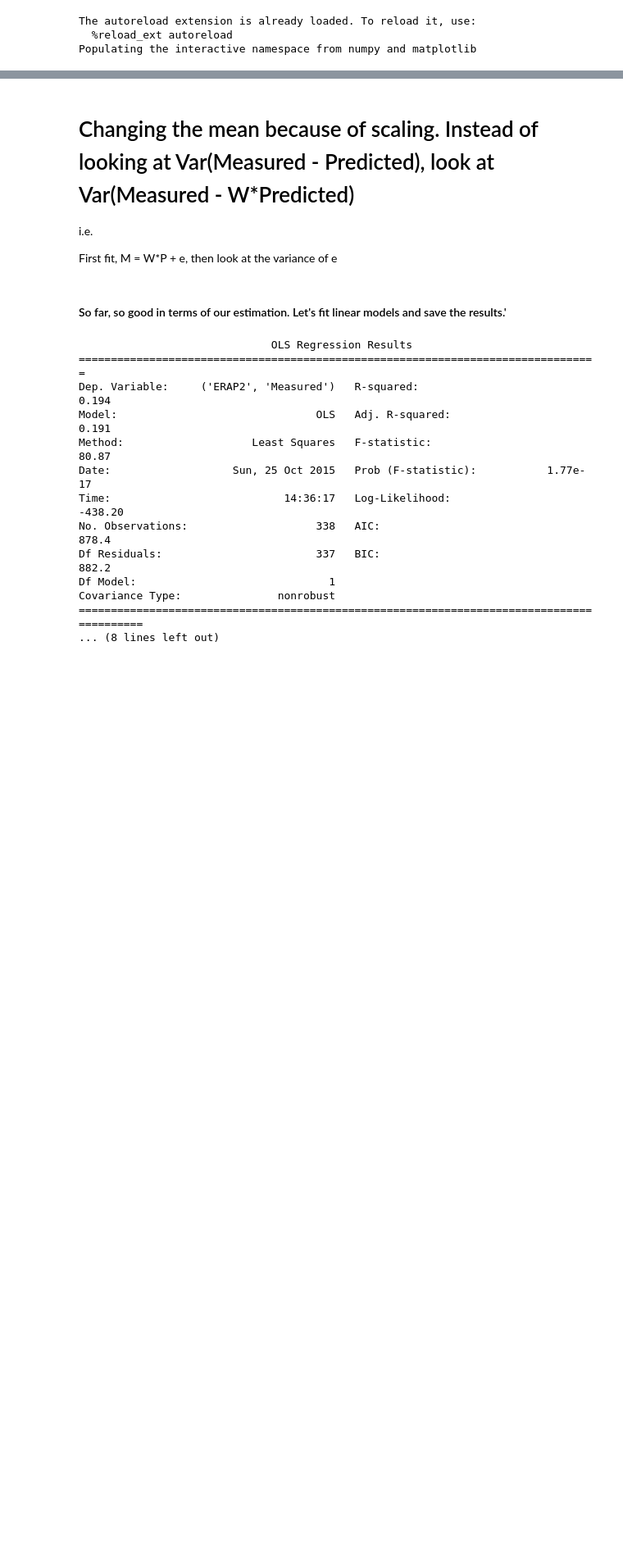
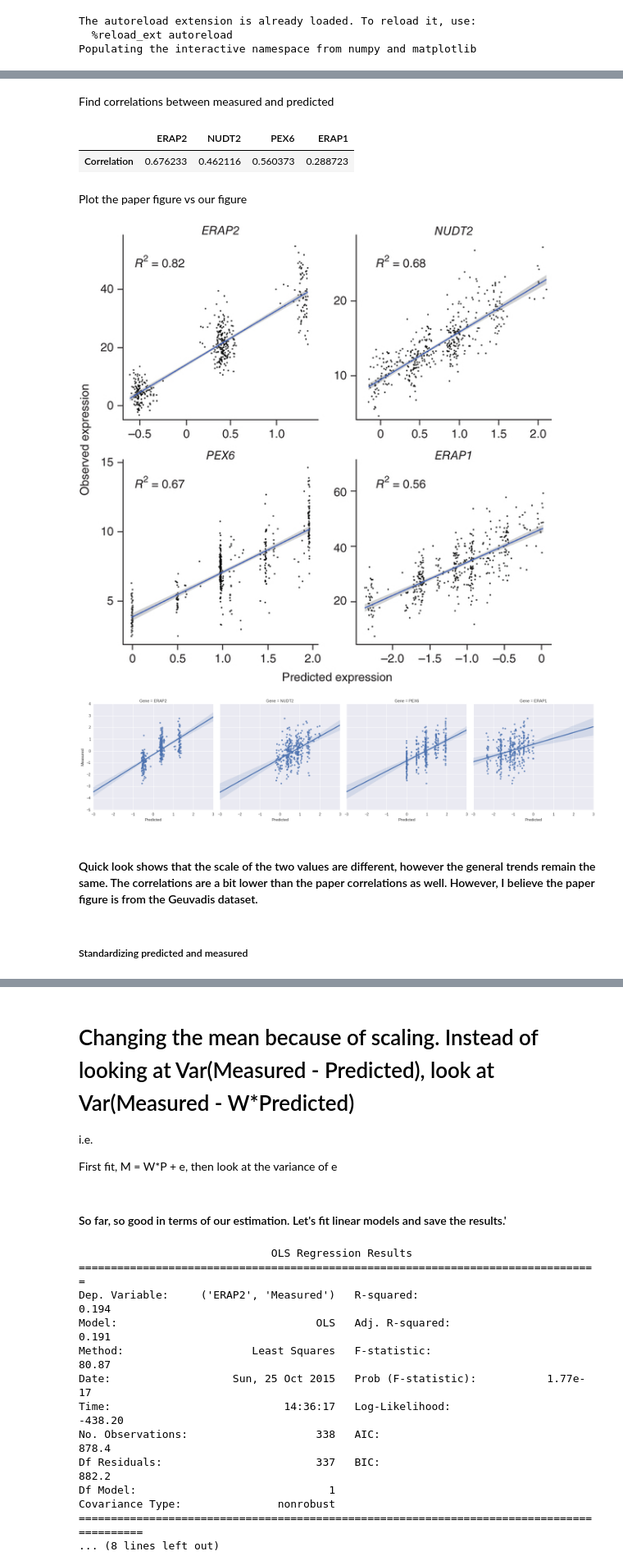
Before and after one commit to Schork-Lab/mediator-was, a Jupyter notebook: jupyter/predixcan/gtex_attenuation.ipynb, the cells around one changed output, grey strips where cells are left out. Shown at 82% size. Cells and saved outputs as stored; diff of their text form; code cells hidden in the pictures; blank space fills up the shorter version.

```diff
--- a/jupyter/predixcan/gtex_attenuation.ipynb
+++ b/jupyter/predixcan/gtex_attenuation.ipynb
@@ -32,2 +25,5 @@ measured.head()
 # %%
-predicted = predixcan.load_predicted('../../data/predixcan/predictions.minus-hla.alpha0.5.tsv.gz')
+measured = gtex.load_expression()
+predicted = "../../data/predixcan/predictions.minus-hla.alpha0.5.tsv.gz"
+predicted = predixcan.load_predicted(predicted)
+merged = modeling.helpers.merge_dfs(measured, predicted)
@@ -225,0 +45,20 @@ GSTM3   0.724312059167  0.612814770441  0.582809931694
+# %% [markdown]
+Find correlations between measured and predicted
+# %%
+modeling.helpers.calculate_correlations(merged, paper_genes)
+# %% [output]
+|  | ERAP2 | NUDT2 | PEX6 | ERAP1 |
+| Correlation | 0.676233 | 0.462116 | 0.560373 | 0.288723 |
+# %% [markdown]
+Plot the paper figure vs our figure
+# %%
+ax = modeling.plotting.multi_gene_plot(merged,paper_genes)
+from IPython.display import Image
+Image('http://www.nature.com/ng/journal/v47/n9/images_article/ng.3367-F5.jpg', height="300", width="300")
+# %% [output]
+[figure, added]
+[figure, added]
+# %% [markdown]
+#### Quick look shows that the scale of the two values are different, however the general trends remain the same. The correlations are a bit lower than the paper correlations as well. However, I believe the paper figure is from the Geuvadis dataset.
+# %% [markdown]
+##### Standardizing predicted and measured
```
Also changed, not shown: parts of 66 cells of this notebook, 4 other files.
